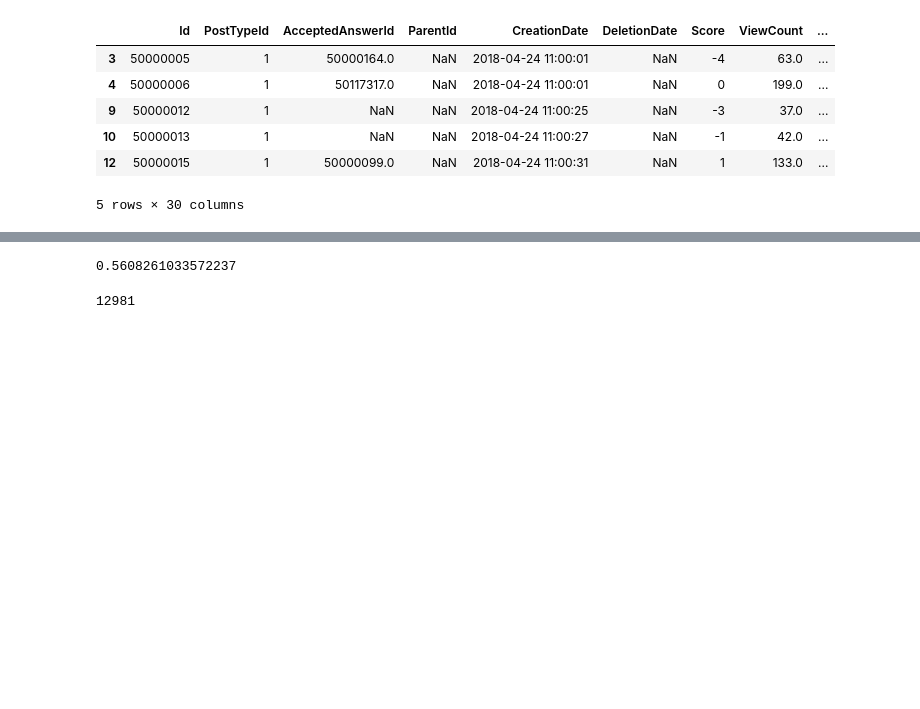
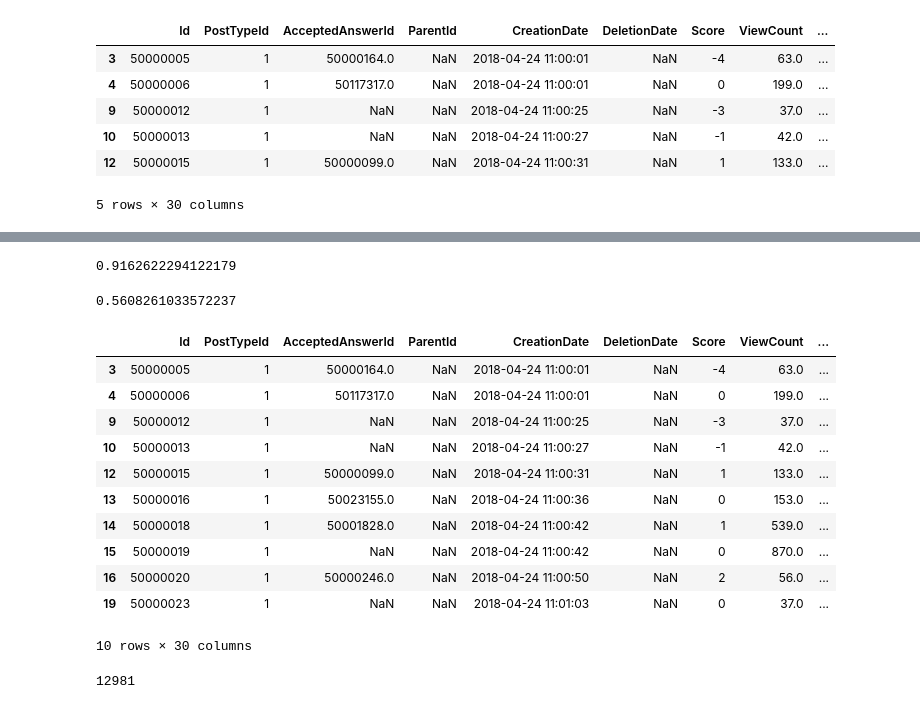
Before and after one commit to jeugregg/Stack-Overflow-tagger, a Jupyter notebook: 01_OC_IML_Project_5_explorations.ipynb, the cells around one changed output, grey strips where cells are left out. Drawn from its saved outputs; the diff is of its cells as text; code cells hidden in the pictures; blank space fills up the shorter version.

Commit message:
Update 01_OC_IML_Project_5_explorations.ipynb
first test with multi label model

```diff
--- a/01_OC_IML_Project_5_explorations.ipynb
+++ b/01_OC_IML_Project_5_explorations.ipynb
@@ -2202,7 +2205,7 @@ np.mean(df_mdl_sup_1.Tag_0 == df_mdl_sup_1.Tag_pred_0)
 df_test = df_mdl_sup_1.filter(items=["Tag_2"])
 df_test = df_test.reset_index()
 df_test = df_test[df_test["Tag_2"].notna()]
-list_id = df_test.index.tolist()
+list_idx = df_test.index.tolist()
 df_test.shape
 # %% [output]
 (12981, 2)
@@ -2221,7 +2277,7 @@ clf_sgc_2 = SGDClassifier(loss='hinge', penalty='l2',
                         alpha=1e-3, random_state=0,
                         max_iter=5, tol=None)
 
-clf_sgc_2.fit(X_train_tfidf[list_id,:], df_test["Tag_2"])
+clf_sgc_2.fit(X_train_tfidf[list_idx,:], df_test["Tag_2"])
 # %% [output]
 SGDClassifier(alpha=0.001, average=False, class_weight=None,
        early_stopping=False, epsilon=0.1, eta0=0.0, fit_intercept=True,
@@ -2234,7 +2290,8 @@ clf_sgc_2.score(X_train_tfidf[list_id,:], df_test["Tag_2"])
 # %% [output]
 0.9162622294122179
 # %%
-predicted = clf_sgc_2.predict(X_train_tfidf[list_id,:])
+predicted = clf_sgc_2.predict(X_train_tfidf[list_idx,:])
+df_test["Tag_pred_2"] = predicted
 df_mdl_sup_1.loc[df_test["index"],"Tag_pred_2"] = predicted
 df_mdl_sup_1.head()
 # %% [output]
@@ -2248,7 +2319,26 @@ df_mdl_sup_1.head()
+# %%
+len(np.nonzero(df_test["Tag_2"] == df_test["Tag_pred_2"])[0]) / df_test.shape[0]
+# %% [output]
+0.9162622294122179
 # %%
 np.mean(df_mdl_sup_1.Tag_2 == df_mdl_sup_1.Tag_pred_2)
 # %% [output]
 0.5608261033572237
+# %%
+df_mdl_sup_1.head(10)
+# %% [output]
+|  | Id | PostTypeId | AcceptedAnswerId | ParentId | CreationDate | DeletionDate | Score | ViewCount | ... |
+| 3 | 50000005 | 1 | 50000164.0 | NaN | 2018-04-24 11:00:01 | NaN | -4 | 63.0 | ... |
+| 4 | 50000006 | 1 | 50117317.0 | NaN | 2018-04-24 11:00:01 | NaN | 0 | 199.0 | ... |
+| 9 | 50000012 | 1 | NaN | NaN | 2018-04-24 11:00:25 | NaN | -3 | 37.0 | ... |
+| 10 | 50000013 | 1 | NaN | NaN | 2018-04-24 11:00:27 | NaN | -1 | 42.0 | ... |
+| 12 | 50000015 | 1 | 50000099.0 | NaN | 2018-04-24 11:00:31 | NaN | 1 | 133.0 | ... |
+| 13 | 50000016 | 1 | 50023155.0 | NaN | 2018-04-24 11:00:36 | NaN | 0 | 153.0 | ... |
+| 14 | 50000018 | 1 | 50001828.0 | NaN | 2018-04-24 11:00:42 | NaN | 1 | 539.0 | ... |
+| 15 | 50000019 | 1 | NaN | NaN | 2018-04-24 11:00:42 | NaN | 0 | 870.0 | ... |
+| 16 | 50000020 | 1 | 50000246.0 | NaN | 2018-04-24 11:00:50 | NaN | 2 | 56.0 | ... |
+| 19 | 50000023 | 1 | NaN | NaN | 2018-04-24 11:01:03 | NaN | 0 | 37.0 | ... |
+10 rows × 30 columns
 # %%
 df_mdl_sup_1.Tag_2.count()
 # %% [output]
```
Also changed, not shown: parts of 15 cells of this notebook.
